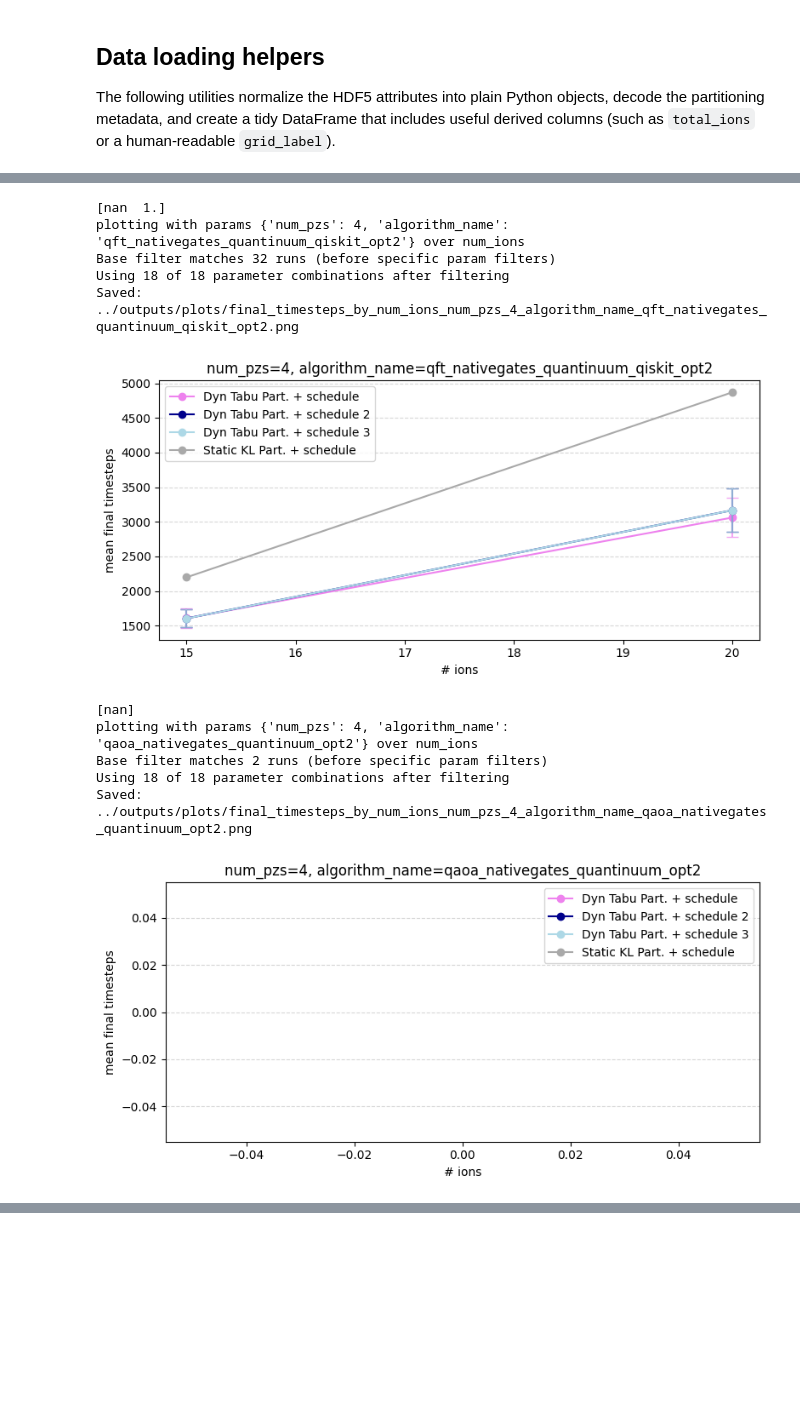
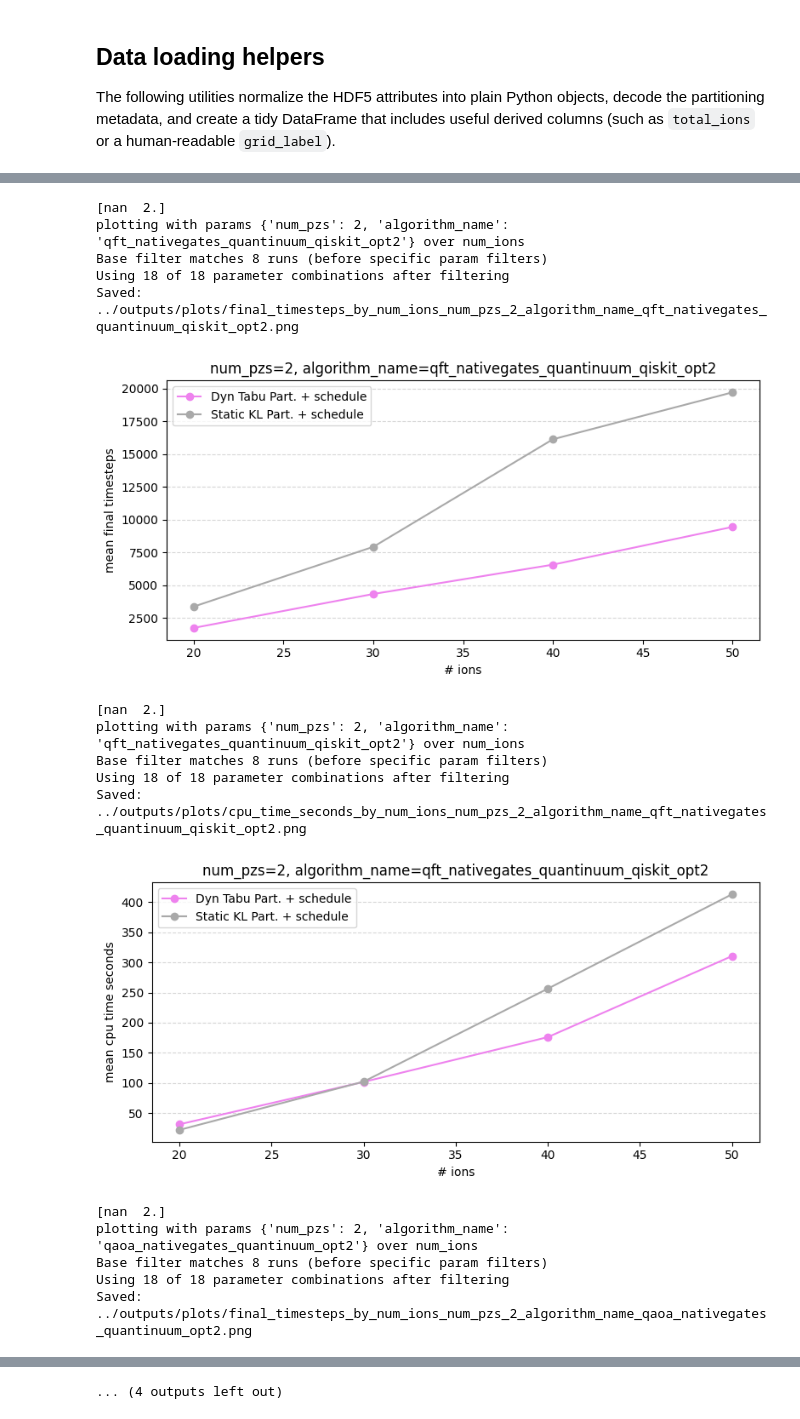
Before and after one commit to linusschulte/ionshuttler, a Jupyter notebook: notebooks/partitioning_comparison.ipynb, the cells around one changed output, grey strips where cells are left out. Cells and saved outputs as stored; diff of their text form; code cells hidden in the pictures; blank space fills up the shorter version.

```diff
--- a/notebooks/partitioning_comparison.ipynb
+++ b/notebooks/partitioning_comparison.ipynb
@@ -622,7 +631,7 @@ parameters_to_sweep = ["num_ions"]
 
 # Define fixed parameters for filtering
 
-fixed_params = {"num_pzs": 4}
+fixed_params = {"num_pzs": 2}
 #fixed_params = {"num_pzs": 4, "ions_per_pz": 3,  "num_ions": 20, "enable_memory_zone_manager": False}
 #fixed_params = {"num_pzs": 2}#"algo_max_iterations" : 1000}
 
@@ -632,8 +641,8 @@ specific_param_combinations = {
     "Static KL Part. + DAG" : {"color" : "black", "linestyle" : "-", "partition_method": "none", "use_dag": True,  "enable_memory_zone_manager": False},
     #"FGP Tabu (enforced)" : {"color" : "pink", "partition_method": "fgp_tabu_global", "enforce_slice_plan": True, "use_dag": False},
     "Dyn Tabu Part. + schedule" : {"color" : "violet", "linestyle" : "-", "partition_method": "fgp_tabu_global", "enforce_slice_plan": False, "use_dag": False,  "enable_memory_zone_manager": False, "algo_candidate_list_length" : "None"},# "algo_max_iterations": 0},
-    "Dyn Tabu Part. + schedule 2" : {"color" : "darkblue", "linestyle" : "-", "partition_method": "fgp_tabu_global", "enforce_slice_plan": False, "use_dag": False,  "enable_memory_zone_manager": False, "algo_slack_dropoff": 1},
-    "Dyn Tabu Part. + schedule 3" : {"color" : "lightblue", "linestyle" : "-", "partition_method": "fgp_tabu_global", "enforce_slice_plan": False, "use_dag": False,  "enable_memory_zone_manager": False, "algo_per_slice_quote": 1},
+    "Dyn Tabu Part. + schedule 2" : {"color" : "darkblue", "linestyle" : "-", "partition_method": "fgp_tabu_global", "enforce_slice_plan": False, "use_dag": False,  "enable_memory_zone_manager": False, "algo_candidate_list_length": 300},
+    "Dyn Tabu Part. + schedule 3" : {"color" : "lightblue", "linestyle" : "-", "partition_method": "fgp_tabu_global", "enforce_slice_plan": False, "use_dag": False,  "enable_memory_zone_manager": False, "algo_per_slice_quota": 1},
     "Dyn Tabu Part. + schedule + MZM" : {"color" : "violet","linestyle" : "--","partition_method": "fgp_tabu_global", "enforce_slice_plan": False, "use_dag": False, "enable_memory_zone_manager": True},
     "Dyn Tabu Part. + DAG" : {"color" : "darkviolet","linestyle" : "-","partition_method": "fgp_tabu_global", "enforce_slice_plan": False, "use_dag": True,  "enable_memory_zone_manager": False, "optimize_params": False},
     "Dyn Tabu Part. + DAG (opt)" : {"color" : "magenta","linestyle" : "-","partition_method": "fgp_tabu_global", "enforce_slice_plan": False, "use_dag": True,  "enable_memory_zone_manager": False, "optimize_params": True},
@@ -666,7 +675,7 @@ for algo_name in success_df["algorithm_name"].unique():
         param_suffix = "all"
         title_suffix = "all configurations"
 
-    for metric in ["final_timesteps"]:#, "cpu_time_seconds"]:
+    for metric in ["final_timesteps", "cpu_time_seconds"]:
         for param in parameters_to_sweep:
 
             local_fixed_params = {k: v for k, v in fixed_params.items() if k != param}
@@ -881,40 +890,45 @@ for algo_name in success_df["algorithm_name"].unique():
                 result = plot_metric_by_param(
                     filtered_df,
                     metric="overhead",
                     varying_param=param,
                     method_col="partition_method",
                     filters=local_fixed_params,
                     plot_std = True,
                     param_combinations=filtered_param_combinations,
                 )
                 if result is None:
                     print("No data to plot for this configuration; skipping figure.")
                     continue
 
                 fig, ax = result
                 current_title = ax.get_title()
                 circuit_type = file_metadata["algorithm_name"]+str(" random") if "generated" in file_metadata["algorithm_name"] else file_metadata["algorithm_name"]
                 fixed_param_string = ", ".join(f"{k}={v}" for k, v in fixed_params.items())
                 ax.set_title(f"circuit type: {circuit_type} + {fixed_param_string}")
                 ax.set_ylabel("mean relative overhead (timesteps / lower bound)")
 
                 # Save with descriptive filename
                 filename = f"../outputs/plots/overhead_by_{param}_{param_suffix}.png"
                 plt.savefig(filename)
                 print(f"Saved: {filename}")
                 plt.show()
 
 #print(success_df[success_df["partition_method"] == "rehome"])
 # %% [output]
-[nan  1.]
-plotting with params {'num_pzs': 4, 'algorithm_name': 'qft_nativegates_quantinuum_qiskit_opt2'} over num_ions
-Base filter matches 32 runs (before specific param filters)
+[nan  2.]
+plotting with params {'num_pzs': 2, 'algorithm_name': 'qft_nativegates_quantinuum_qiskit_opt2'} over num_ions
+Base filter matches 8 runs (before specific param filters)
 Using 18 of 18 parameter combinations after filtering
-Saved: ../outputs/plots/final_timesteps_by_num_ions_num_pzs_4_algorithm_name_qft_nativegates_quantinuum_qiskit_opt2.png
+Saved: ../outputs/plots/final_timesteps_by_num_ions_num_pzs_2_algorithm_name_qft_nativegates_quantinuum_qiskit_opt2.png
-[figure, old version]
+[figure, new version]
-[nan]
-plotting with params {'num_pzs': 4, 'algorithm_name': 'qaoa_nativegates_quantinuum_opt2'} over num_ions
-Base filter matches 2 runs (before specific param filters)
+[nan  2.]
+plotting with params {'num_pzs': 2, 'algorithm_name': 'qft_nativegates_quantinuum_qiskit_opt2'} over num_ions
+Base filter matches 8 runs (before specific param filters)
 Using 18 of 18 parameter combinations after filtering
-Saved: ../outputs/plots/final_timesteps_by_num_ions_num_pzs_4_algorithm_name_qaoa_nativegates_quantinuum_opt2.png
+Saved: ../outputs/plots/cpu_time_seconds_by_num_ions_num_pzs_2_algorithm_name_qft_nativegates_quantinuum_qiskit_opt2.png
-[figure, old version]
+[figure, new version]
+[nan  2.]
+plotting with params {'num_pzs': 2, 'algorithm_name': 'qaoa_nativegates_quantinuum_opt2'} over num_ions
+Base filter matches 8 runs (before specific param filters)
+Using 18 of 18 parameter combinations after filtering
+Saved: ../outputs/plots/final_timesteps_by_num_ions_num_pzs_2_algorithm_name_qaoa_nativegates_quantinuum_opt2.png
@@ -921,3 +954,4 @@ Saved: ../outputs/plots/final_timesteps_by_num_ions_num_pzs_4_algorithm_name_qao
+... (4 outputs left out)
 # %%
 import pandas as pd
 import numpy as np
```
Also changed, not shown: parts of 7 cells of this notebook, 4 other files.
